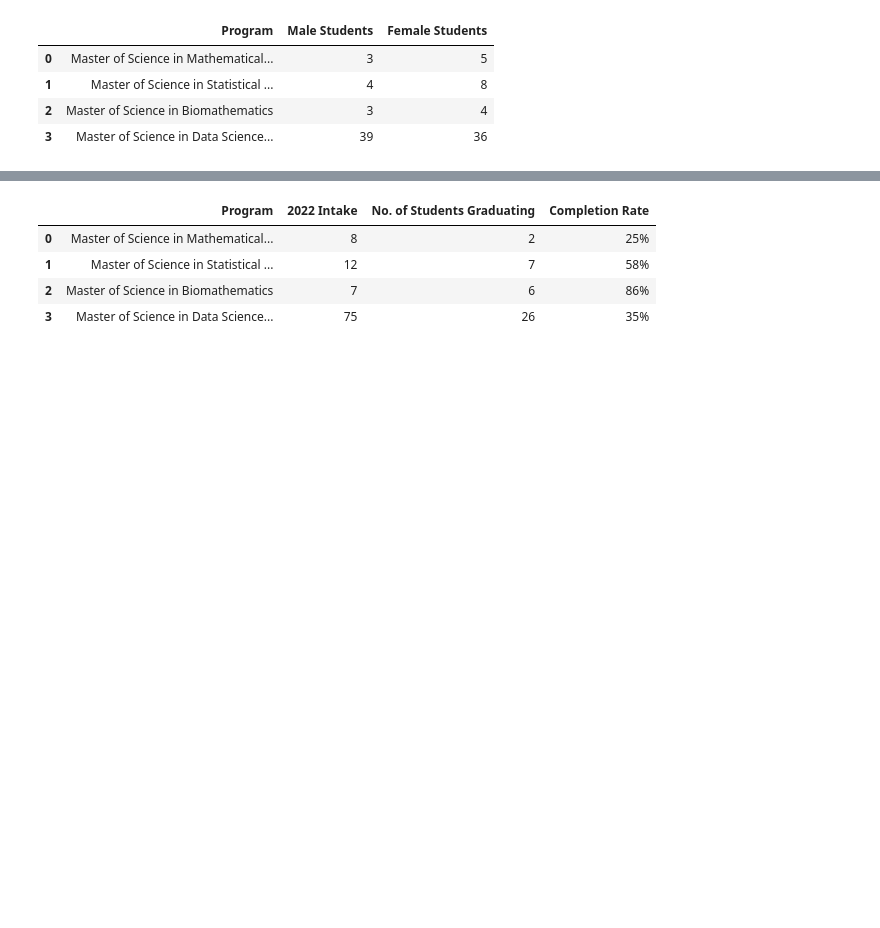
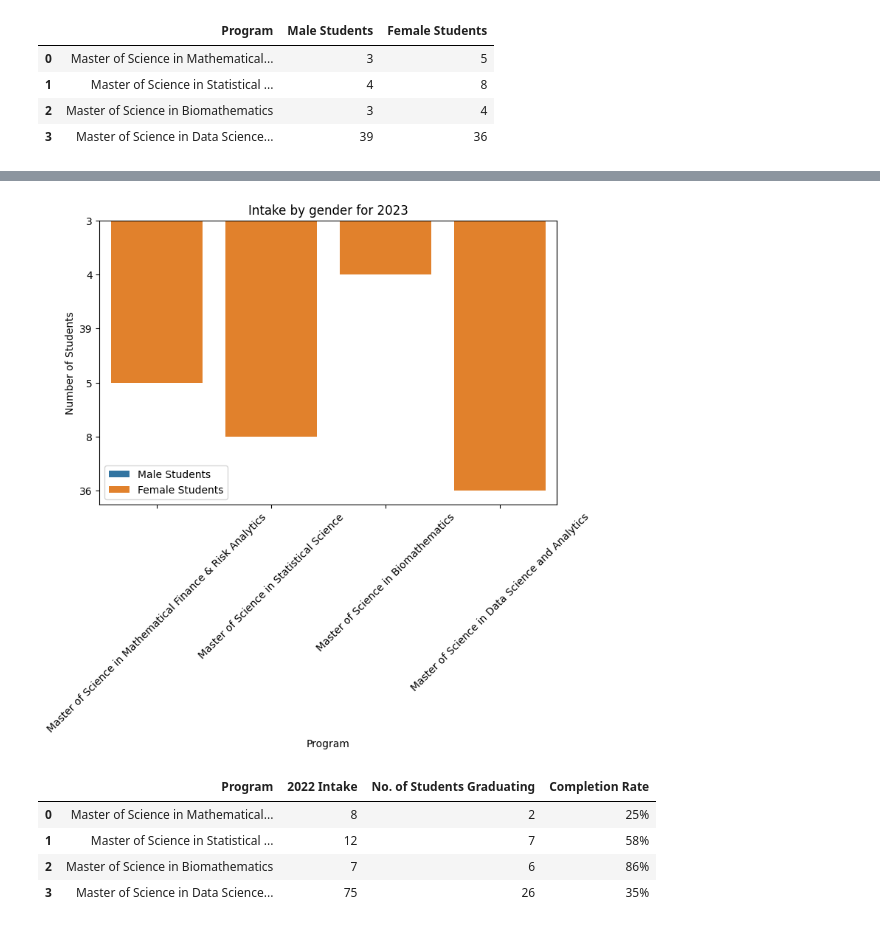
Before and after one commit to gathukalinet/msc_dsa, a Jupyter notebook: msc_grad.ipynb, the cells around one changed output, grey strips where cells are left out. Saved outputs shown, nothing was run; the diff lists cells and outputs as text; code cells hidden in the pictures; blank space fills up the shorter version.

```diff
--- a/msc_grad.ipynb
+++ b/msc_grad.ipynb
@@ -55,3 +141,6 @@ intake_gender_2023
 | 1 | Master of Science in Statistical ... | 4 | 8 |
 | 2 | Master of Science in Biomathematics | 3 | 4 |
 | 3 | Master of Science in Data Science... | 39 | 36 |
+# %%
+intake_gender_2023 = intake_gender_2023.set_index('Program')
+intake_gender_2023
@@ -58,3 +154,18 @@ intake_gender_2023
+# %%
+# creating a bar plor for intake_gender_2023
+plt.figure(figsize=(8, 5))
+
+for column in intake_gender_2023.columns:
+    sns.barplot(data=intake_gender_2023, x='Program', y=column, label=column)
+
+plt.title('Intake by gender for 2023')
+plt.xlabel('Program')
+plt.ylabel('Number of Students')
+plt.xticks(rotation=45)
+plt.legend
+plt.show()
+# %% [output]
+[figure, added]
 # %%
 completion_rate_2022 = df3
 completion_rate_2022 = completion_rate_2022.iloc[:4,]
```
Also changed, not shown: parts of 7 cells of this notebook, 2 other files.
